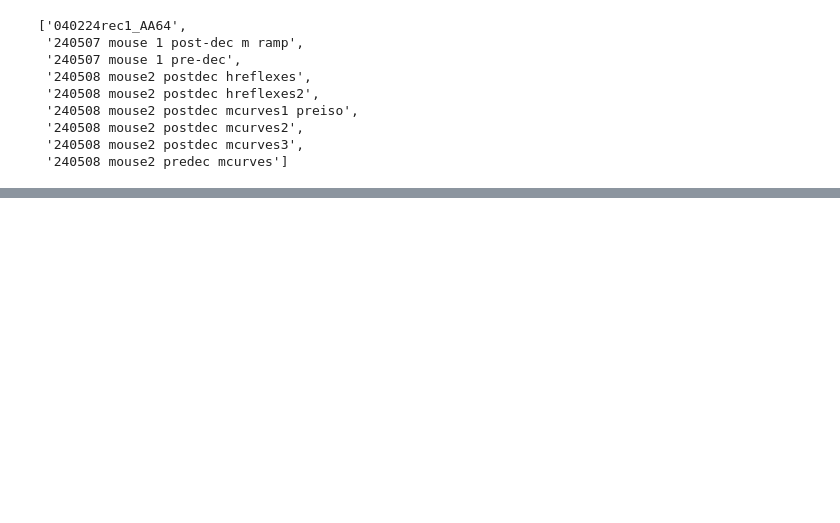
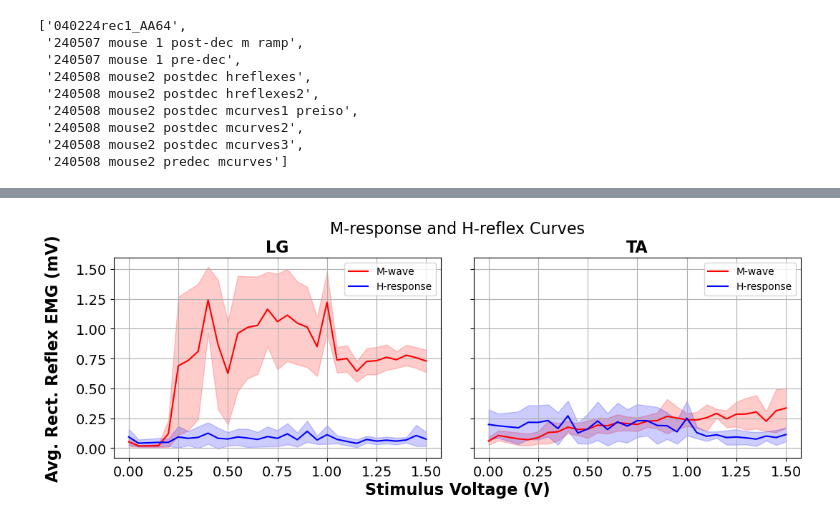
Before and after one commit to AEWorthy/MonStim-Analyzer, a Jupyter notebook: main.ipynb, the cells around one changed output, grey strips where cells are left out. Saved outputs shown, nothing was run; the diff lists cells and outputs as text; code cells hidden in the pictures; blank space fills up the shorter version.

```diff
--- a/main.ipynb
+++ b/main.ipynb
@@ -60 +60,7 @@ EMG amp gains: [500, 500, 500, 500, 500, 500]
 [figure]
+# %%
+dataset = Analyze_EMG.EMGDataset(dataset_dict[datasets[6]])
+# %%
+dataset.plot_reflex_curves(channel_names=["LG","TA"])
+# %% [output]
+[figure, added]
```
Also changed, not shown: parts of 2 cells of this notebook, 12 other files.
